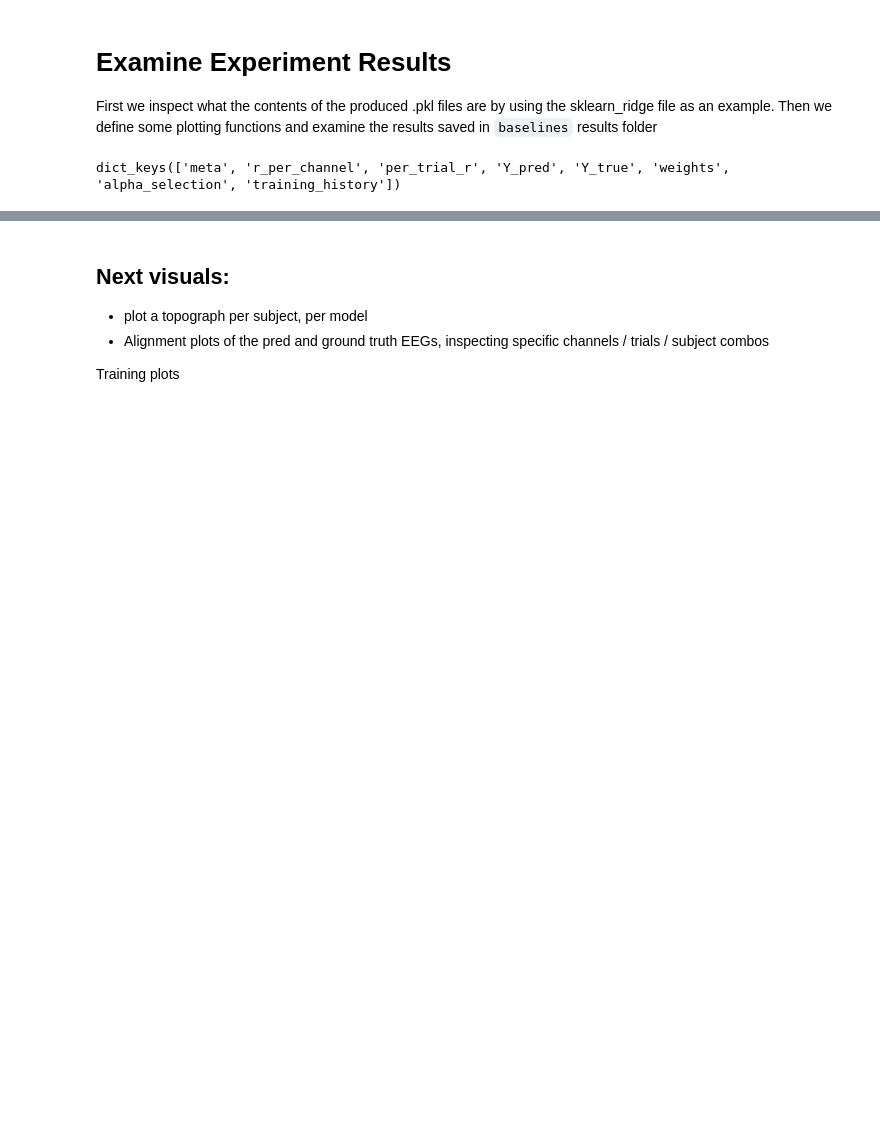
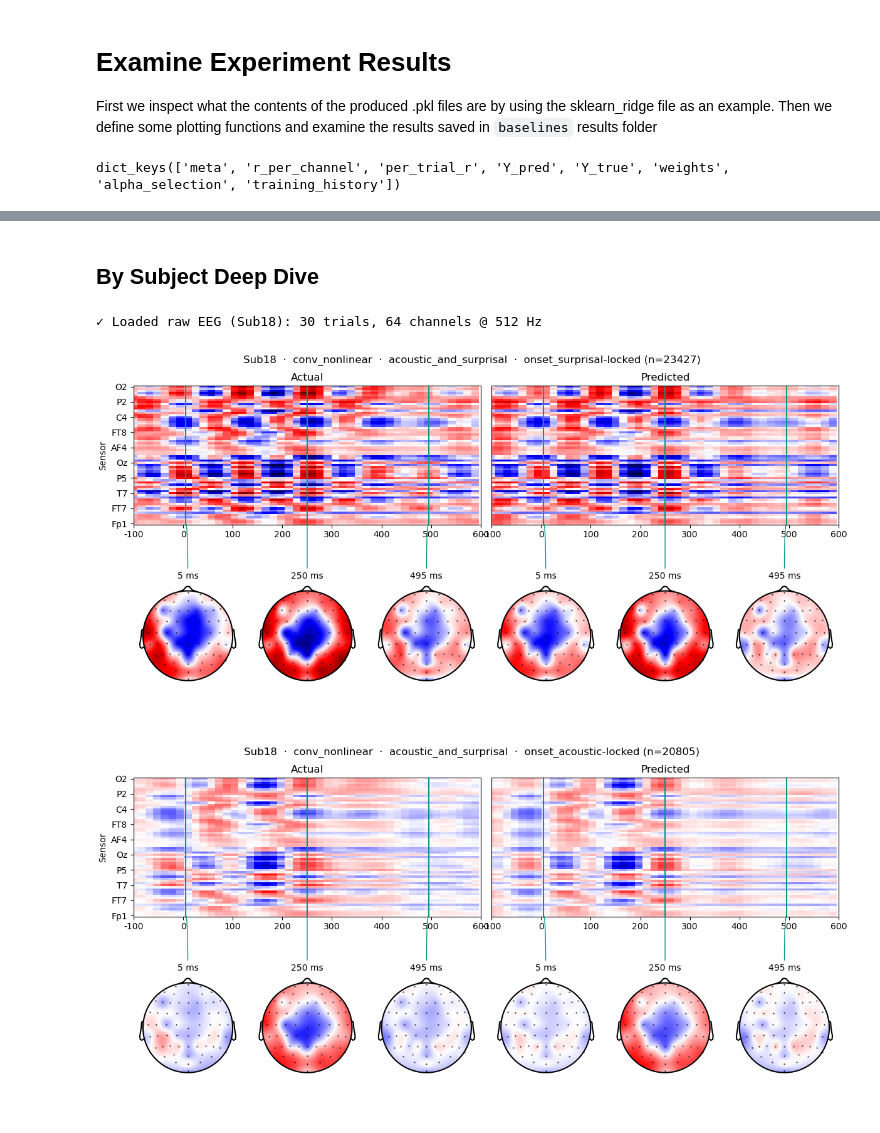
Before and after one commit to pereiraa10/SigMA-IDyOMpy, a Jupyter notebook: TRF/experiments/run_models.ipynb, the cells around one changed output, grey strips where cells are left out. Cells and saved outputs as stored; diff of their text form; code cells hidden in the pictures; blank space fills up the shorter version.

```diff
--- a/TRF/experiments/run_models.ipynb
+++ b/TRF/experiments/run_models.ipynb
@@ -650,6 +714,2 @@ Group-level permutation test (mean r across channels):
 # %% [markdown]
-## Next visuals:
-- plot a topograph per subject, per model
-- Alignment plots of the pred and ground truth EEGs, inspecting specific channels / trials / subject combos
-
-Training plots
+## By Subject Deep Dive
@@ -750,0 +716,46 @@ def plot_alignment(result, save_dir, channel_idx=DEFAULT_CHANNEL_IDX, sfreq=DEFA
+# %%
+subject = 'Sub18'
+model = 'conv_nonlinear'
+feature_set = 'acoustic_and_surprisal'
+
+config = load_config()
+eeg_path = config.paths.eeg_dir / config.eeg_filename_pattern.format(subject=subject)
+eeg_data = utils.load_subject_raw_eeg(eeg_path, subject)
+topo_ex_dataset = TRFDataset(
+    subject,
+    eeg_data,
+    'acoustic_and_surprisal',
+    config,
+    window_samples=7*64,
+    hop_samples=6*64
+    )
+
+topo_ex_results = eelbrain.load.unpickle(f"results/baselines/{subject}__{model}__{feature_set}.pkl")
+# %% [output]
+✓ Loaded raw EEG (Sub18): 30 trials, 64 channels @ 512 Hz
+# %%
+import tempfile
+import numpy as np
+from pathlib import Path
+from IPython.display import Image, display
+from results import plot_topoarray, plot_topobutterfly, plot_alignment
+
+threshold = 1.0
+
+# one array of trial-local sample indices per trial
+onsets_acoustic  = [np.flatnonzero(t['onsets'] > threshold) for t in topo_ex_dataset.trials]  # continuous signal, needs a threshold/peak step
+onsets_surprisal = [np.flatnonzero(t['onset_surprisal']) for t in topo_ex_dataset.trials]      # already sparse impulses
+
+DEFAULT_SFREQ = 64
+DEFAULT_TMIN = -0.1
+DEFAULT_TMAX = 0.600
+DEFAULT_CHANNEL_IDX = 25
+
+with tempfile.TemporaryDirectory() as tmpdir:
+    topoarray = plot_topoarray(topo_ex_results, save_dir=Path(tmpdir), raw_units=False, onsets=onsets_surprisal, onset_label='onset_surprisal')
+    display(Image(filename=str(topoarray)))
+    topoarray = plot_topoarray(topo_ex_results, save_dir=Path(tmpdir), raw_units=False, onsets=onsets_acoustic, onset_label='onset_acoustic')
+    display(Image(filename=str(topoarray)))
+# %% [output]
+[figure, added]
+[figure, added]
```
Also changed, not shown: parts of 13 cells of this notebook.
